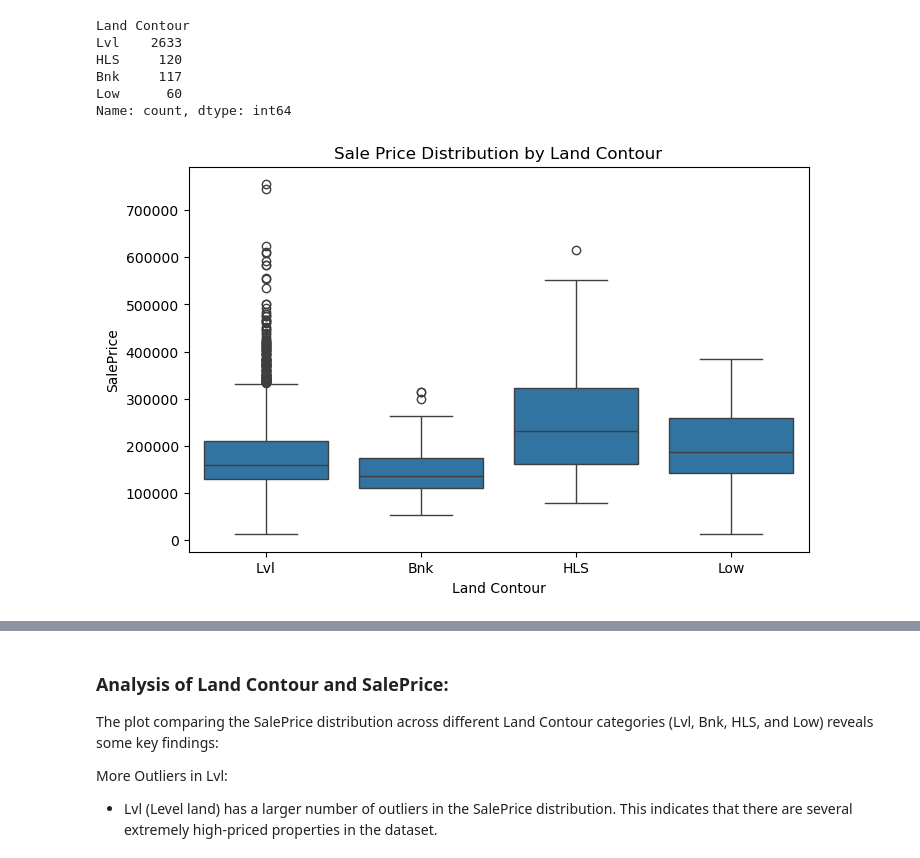
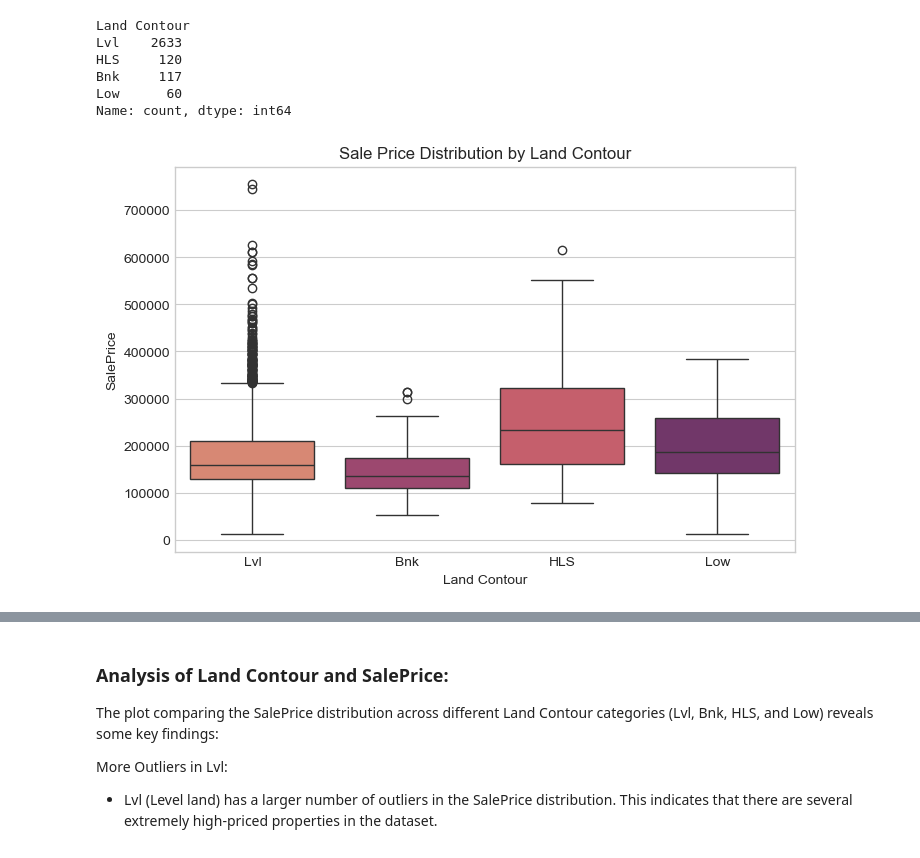
Before and after one commit to Sandeep20013/AI-Learning-Tracking, a Jupyter notebook: Projects/Ames Housing Prediction/Ames Housing Price Prediction - Cleaning Data.ipynb, the cells around one changed output, grey strips where cells are left out. Cells and saved outputs as stored; diff of their text form; code cells hidden in the pictures.

```diff
--- a/Projects/Ames Housing Prediction/Ames Housing Price Prediction - Cleaning Data.ipynb
+++ b/Projects/Ames Housing Prediction/Ames Housing Price Prediction - Cleaning Data.ipynb
@@ -114,6 +114,8 @@ import pandas as pd
 import numpy as np
 import matplotlib.pyplot as plt
 import seaborn as sns
+plt.style.use("seaborn-v0_8-whitegrid")
+sns.set_style("whitegrid")
 # %%
 df = pd.read_csv("data/AmesHousing.csv", low_memory= False)
 df.shape
@@ -457,11 +469,11 @@ Low      60
 Name: count, dtype: int64
 # %%
 plt.figure(figsize=(8, 5))
-sns.boxplot(x=df["Land Contour"], y=df["SalePrice"], order=["Lvl", "Bnk", "HLS", "Low"])
+sns.boxplot(x=df["Land Contour"], y=df["SalePrice"], order=["Lvl", "Bnk", "HLS", "Low"], palette= 'flare', hue = df["Land Contour"])
 plt.title("Sale Price Distribution by Land Contour")
 plt.show()
 # %% [output]
-[figure, old version]
+[figure, new version]
 # %%
 # Create subplots with 1 row and 2 columns
 fig, ax = plt.subplots(1, 2, figsize=(15, 7))
```
Also changed, not shown: parts of 6 cells of this notebook, 1 other file.
